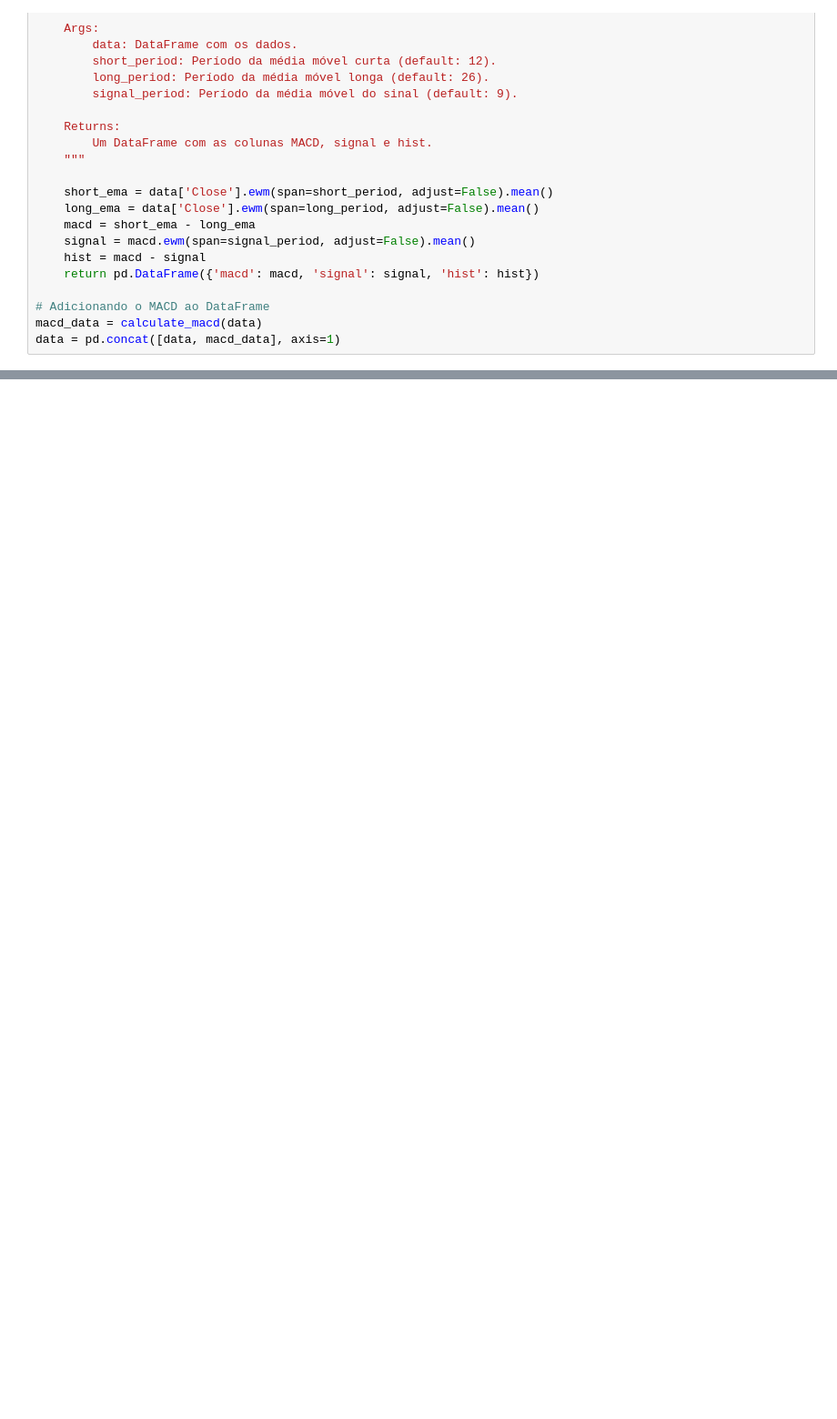
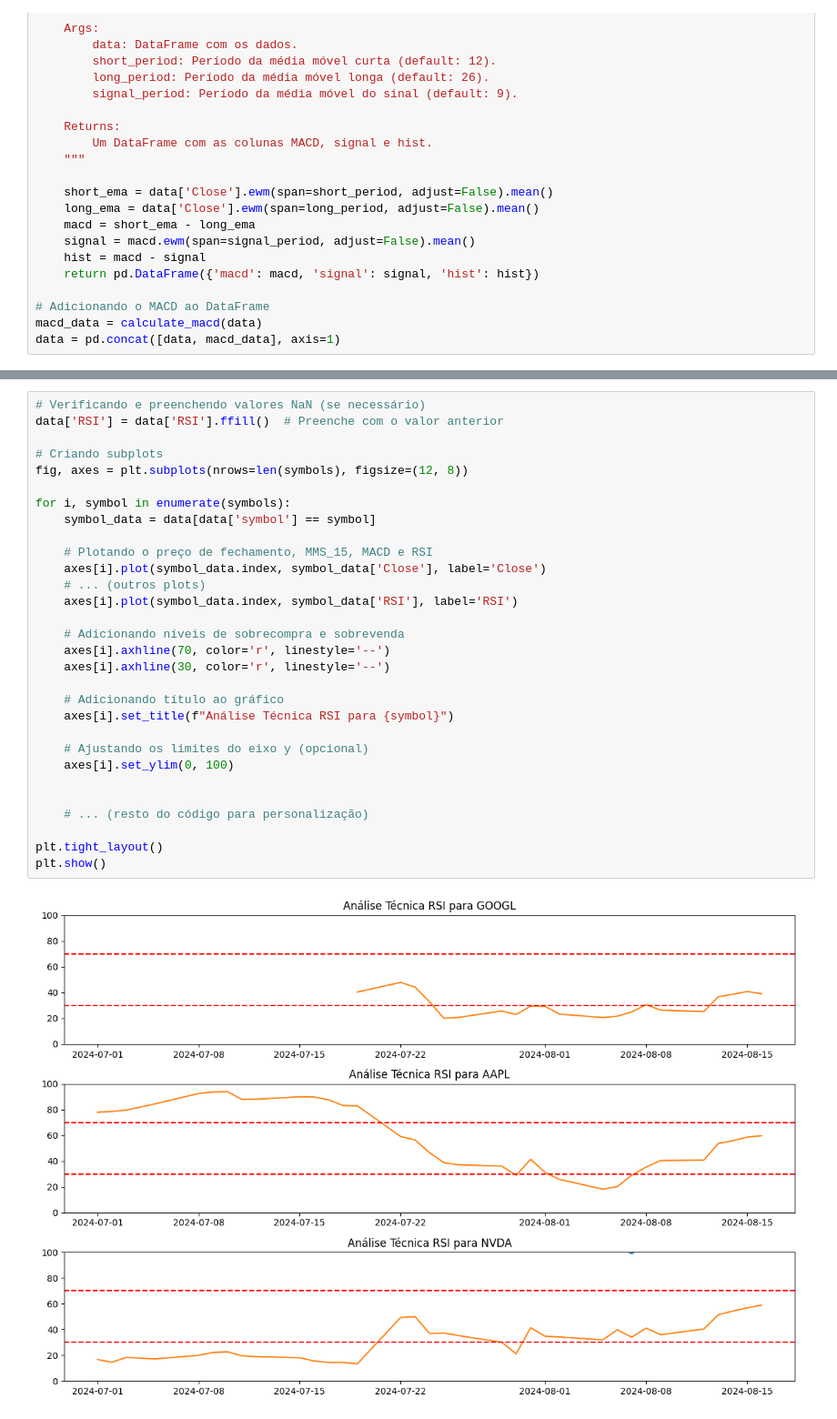
Before and after one commit to AndersonDeFaro/Estudos-Alura-Pyhton, a Jupyter notebook: 99-Generative_AI/mercado_financeiro/1_0_ConsumirAPI.ipynb, the cells around one changed output, grey strips where cells are left out. Shown at 91% size. Drawn from its saved outputs; the diff is of its cells as text; blank space fills up the shorter version.

Commit message:
Analise RSI OK - Proximo passo: MACD x RSI

```diff
--- a/99-Generative_AI/mercado_financeiro/1_0_ConsumirAPI.ipynb
+++ b/99-Generative_AI/mercado_financeiro/1_0_ConsumirAPI.ipynb
@@ -365,0 +399,32 @@ plt.show()
+# %%
+# Verificando e preenchendo valores NaN (se necessário)
+data['RSI'] = data['RSI'].ffill()  # Preenche com o valor anterior
+
+# Criando subplots
+fig, axes = plt.subplots(nrows=len(symbols), figsize=(12, 8))
+
+for i, symbol in enumerate(symbols):
+    symbol_data = data[data['symbol'] == symbol]
+
+    # Plotando o preço de fechamento, MMS_15, MACD e RSI
+    axes[i].plot(symbol_data.index, symbol_data['Close'], label='Close')
+    # ... (outros plots)
+    axes[i].plot(symbol_data.index, symbol_data['RSI'], label='RSI')
+
+    # Adicionando níveis de sobrecompra e sobrevenda
+    axes[i].axhline(70, color='r', linestyle='--')
+    axes[i].axhline(30, color='r', linestyle='--')
+
+    # Adicionando título ao gráfico
+    axes[i].set_title(f"Análise Técnica RSI para {symbol}")
+
+    # Ajustando os limites do eixo y (opcional)
+    axes[i].set_ylim(0, 100)
+
+
+    # ... (resto do código para personalização)
+
+plt.tight_layout()
+plt.show()
+# %% [output]
+[figure, added]
```
Also changed, not shown: parts of 13 cells of this notebook, 1 other file.
